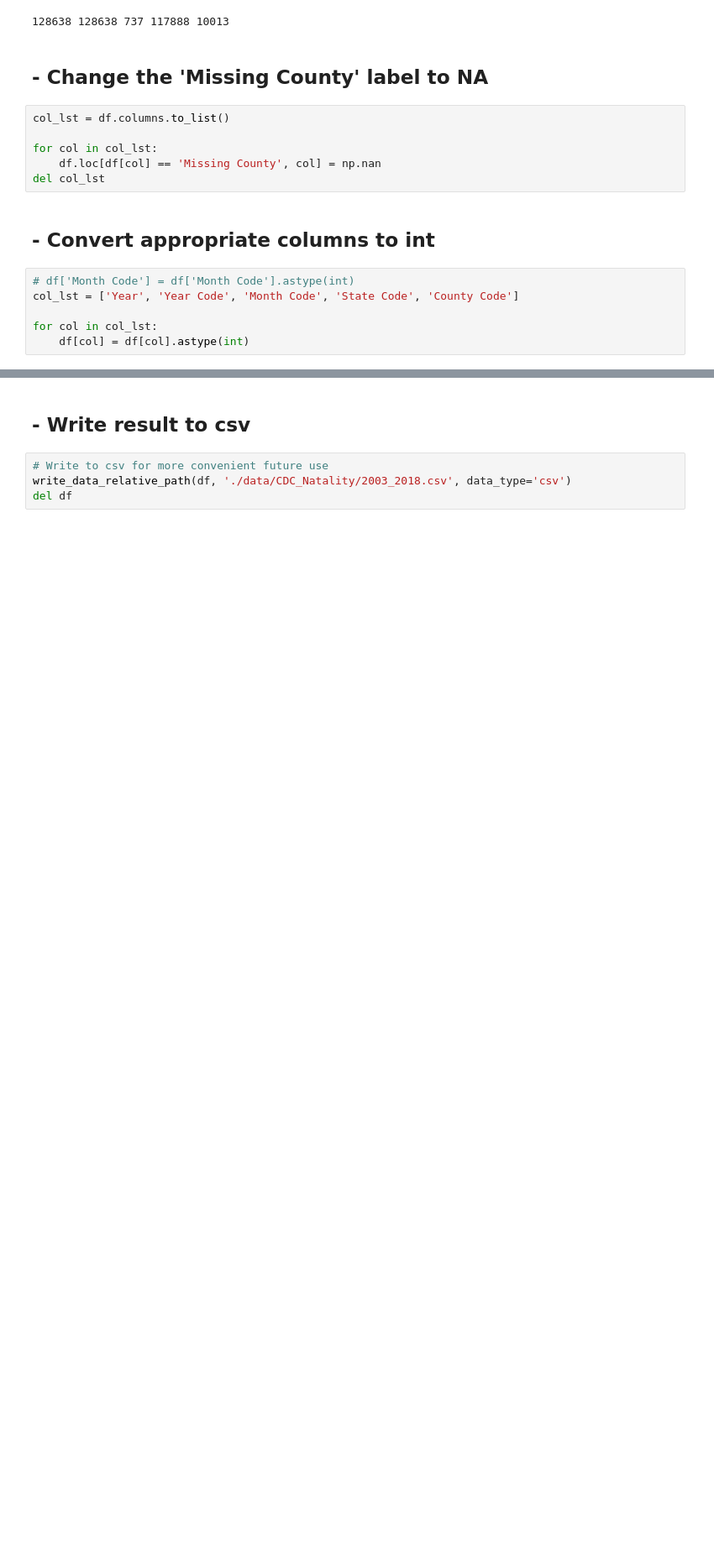
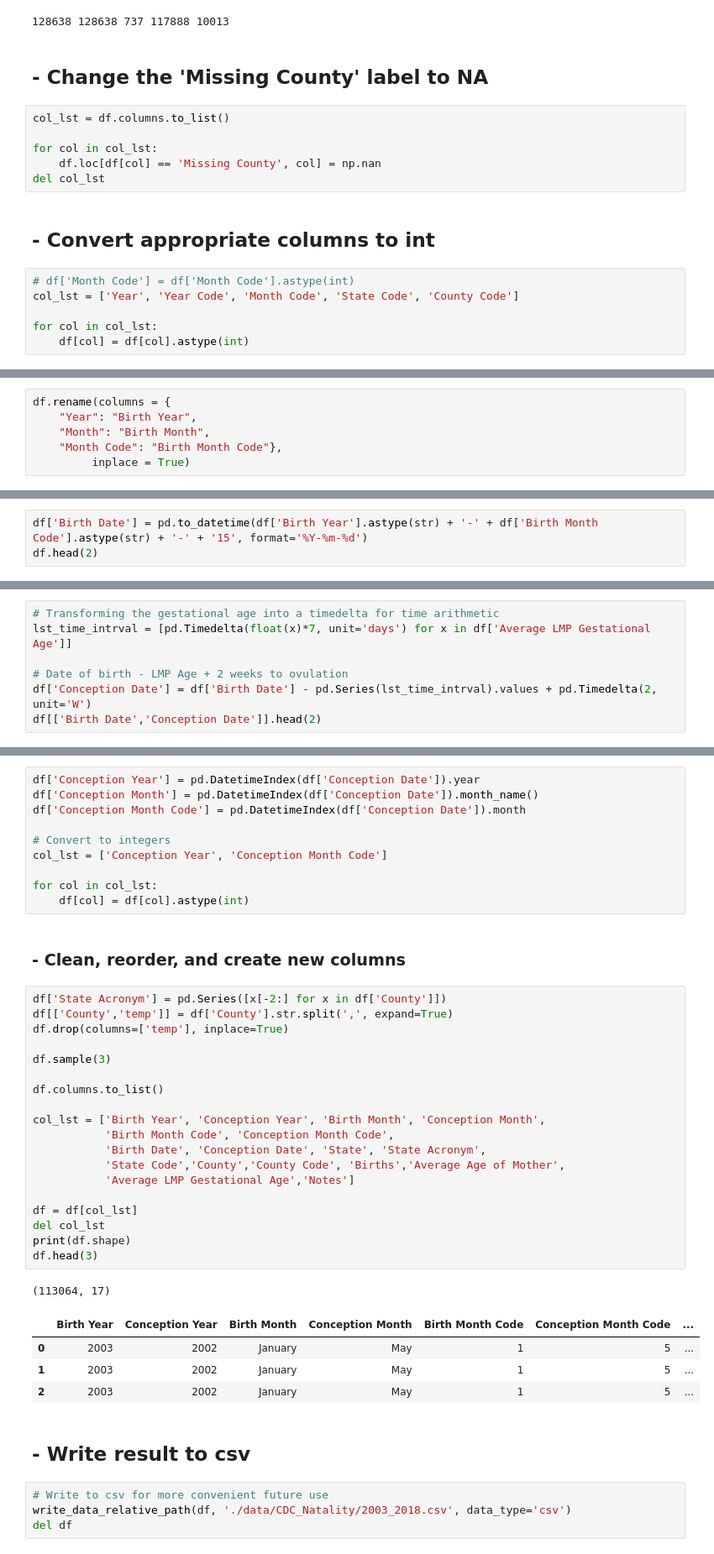
Before and after one commit to Data-Science-Link/Baby_Boom, a Jupyter notebook: scripts/data_import_and_processing.ipynb, the cells around one changed output, grey strips where cells are left out. Shown: that part at 84% size. Cells and saved outputs as stored; diff of their text form; blank space fills up the shorter version.

```diff
--- a/scripts/data_import_and_processing.ipynb
+++ b/scripts/data_import_and_processing.ipynb
@@ -124,0 +127,6 @@ for col in col_lst:
+# %%
+df.rename(columns = {
+    "Year": "Birth Year",
+    "Month": "Birth Month",
+    "Month Code": "Birth Month Code"},
+         inplace = True)
@@ -124,0 +147,3 @@ for col in col_lst:
+# %%
+df['Birth Date'] = pd.to_datetime(df['Birth Year'].astype(str) + '-' + df['Birth Month Code'].astype(str) + '-' + '15', format='%Y-%m-%d')
+df.head(2)
@@ -124,0 +168,7 @@ for col in col_lst:
+# %%
+# Transforming the gestational age into a timedelta for time arithmetic
+lst_time_intrval = [pd.Timedelta(float(x)*7, unit='days') for x in df['Average LMP Gestational Age']]
+
+# Date of birth - LMP Age + 2 weeks to ovulation
+df['Conception Date'] = df['Birth Date'] - pd.Series(lst_time_intrval).values + pd.Timedelta(2, unit='W')
+df[['Birth Date','Conception Date']].head(2)
@@ -125,3 +181,40 @@ for col in col_lst:
+# %%
+df['Conception Year'] = pd.DatetimeIndex(df['Conception Date']).year
+df['Conception Month'] = pd.DatetimeIndex(df['Conception Date']).month_name()
+df['Conception Month Code'] = pd.DatetimeIndex(df['Conception Date']).month
+
+# Convert to integers
+col_lst = ['Conception Year', 'Conception Month Code']
+
+for col in col_lst:
+    df[col] = df[col].astype(int)
+# %% [markdown]
+### - Clean, reorder, and create new columns
+# %%
+df['State Acronym'] = pd.Series([x[-2:] for x in df['County']])
+df[['County','temp']] = df['County'].str.split(',', expand=True)
+df.drop(columns=['temp'], inplace=True)
+
+df.sample(3)
+
+df.columns.to_list()
+
+col_lst = ['Birth Year', 'Conception Year', 'Birth Month', 'Conception Month',
+           'Birth Month Code', 'Conception Month Code',
+           'Birth Date', 'Conception Date', 'State', 'State Acronym',
+           'State Code','County','County Code', 'Births','Average Age of Mother',
+           'Average LMP Gestational Age','Notes']
+
+df = df[col_lst]
+del col_lst
+print(df.shape)
+df.head(3)
+# %% [output]
+(113064, 17)
+|  | Birth Year | Conception Year | Birth Month | Conception Month | Birth Month Code | Conception Month Code | ... |
+| 0 | 2003 | 2002 | January | May | 1 | 5 | ... |
+| 1 | 2003 | 2002 | January | May | 1 | 5 | ... |
+| 2 | 2003 | 2002 | January | May | 1 | 5 | ... |
 # %% [markdown]
 ## - Write result to csv
 # %%
```
Also changed, not shown: parts of 11 cells of this notebook, 2 other files.
